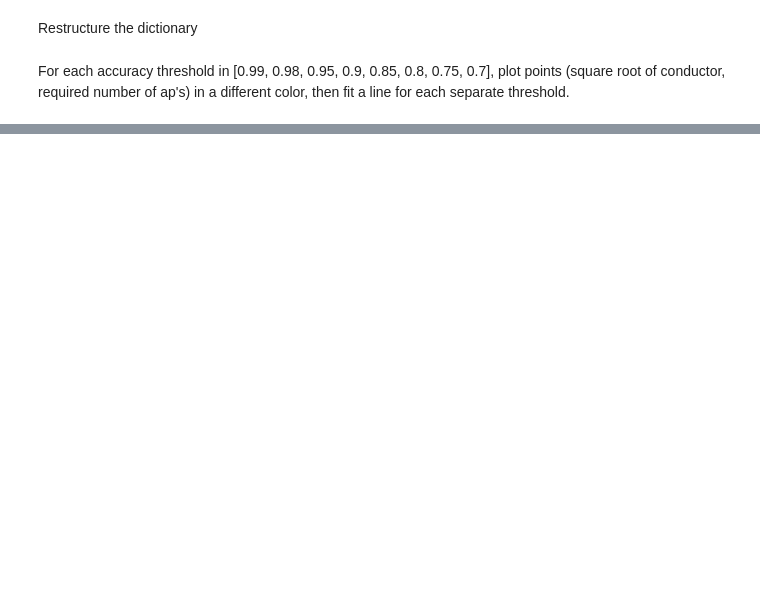
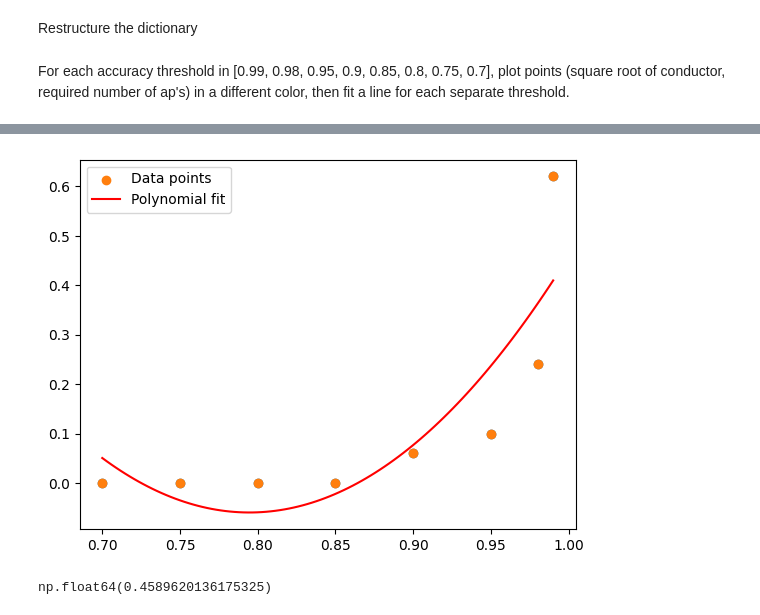
Before and after one commit to BarinderBanwait/ml_rnt, a Jupyter notebook: notebooks/Accuracy_sqrtN_vs_numaps.ipynb, the cells around one changed output, grey strips where cells are left out. Cells and saved outputs as stored; diff of their text form; code cells hidden in the pictures; blank space fills up the shorter version.

```diff
--- a/notebooks/Accuracy_sqrtN_vs_numaps.ipynb
+++ b/notebooks/Accuracy_sqrtN_vs_numaps.ipynb
@@ -108,0 +186,25 @@ plt.show()
+# %%
+accs=np.array([0.7, 0.75, 0.8, 0.85, 0.9, 0.95, 0.98, 0.99])
+slopes = np.array([0, 0, 0, 0, 0.06, 0.1, 0.24, 0.62])
+plt.scatter(accs, slopes)
+a, b, c= np.polyfit(accs, slopes, 2)
+# Create a polynomial function from the coefficients
+p = np.poly1d([a, b, c])
+
+# Generate a range of x-values for plotting the polynomial
+x_range = np.linspace(accs.min(), accs.max(), 100)
+
+# Calculate the corresponding y-values using the polynomial function
+y_poly = p(x_range)
+
+# Plotting
+plt.scatter(accs, slopes, label='Data points')
+plt.plot(x_range, y_poly, color='red', label='Polynomial fit')
+plt.legend()
+plt.show()
+# %% [output]
+[figure, added]
+# %%
+p(1)
+# %% [output]
+np.float64(0.4589620136175325)
```
Also changed, not shown: parts of 6 cells of this notebook.
